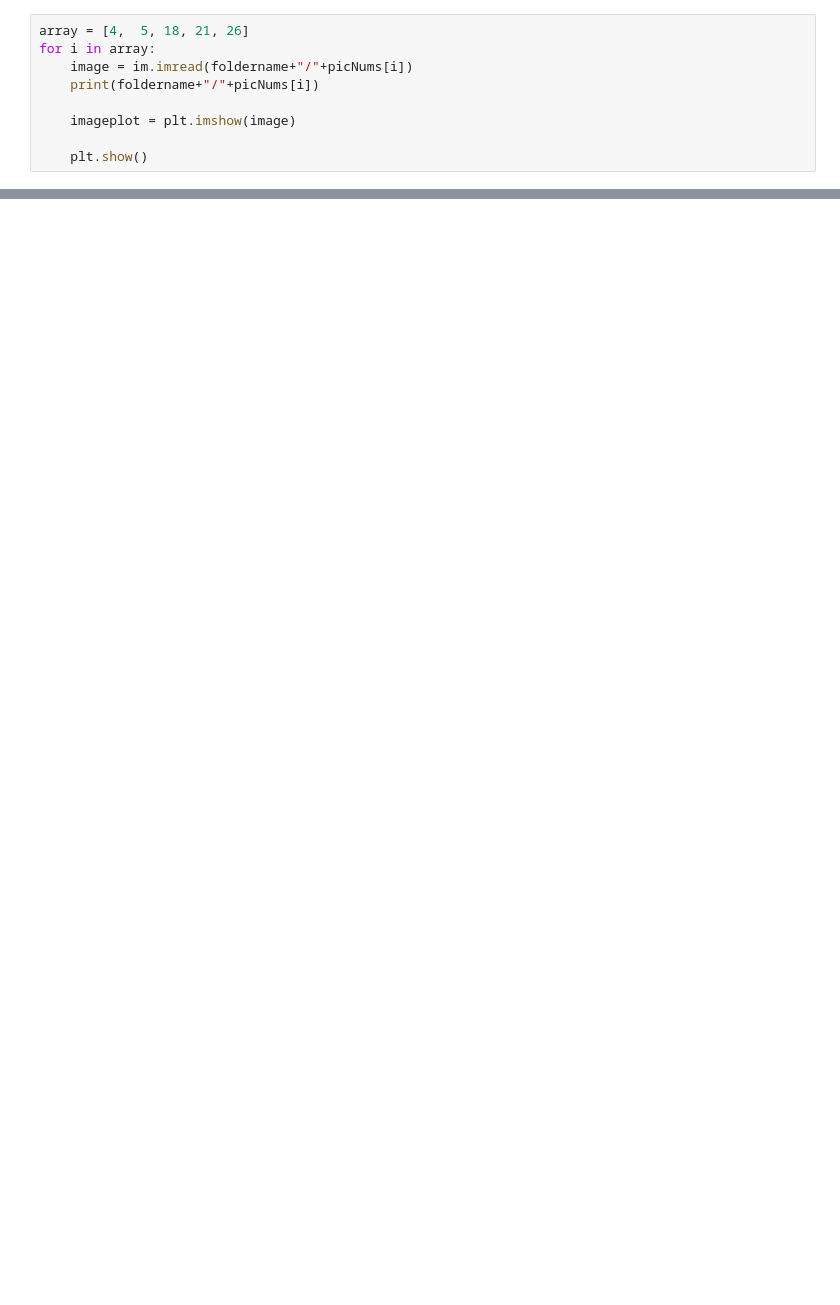
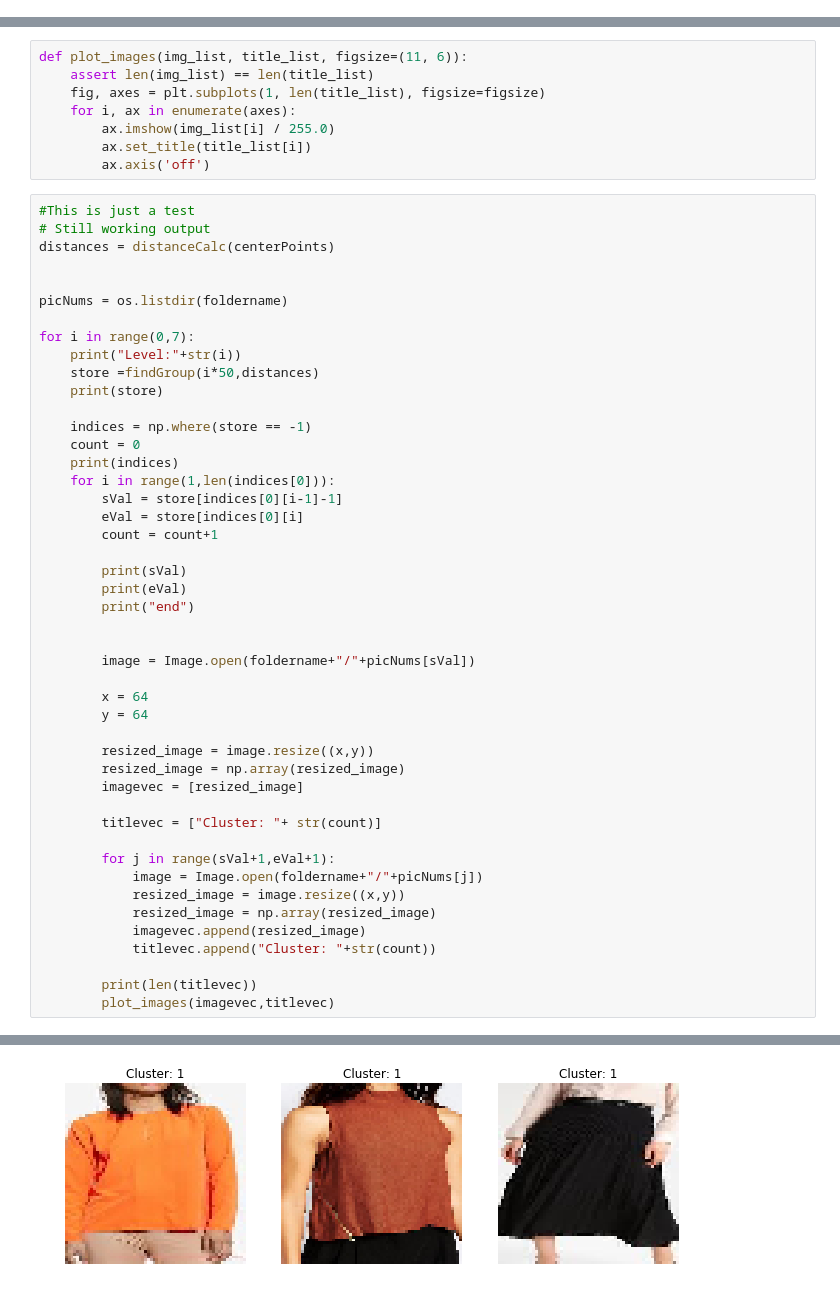
Before and after one commit to hprice8/ClothingClustering, a Jupyter notebook: Project.ipynb, the cells around one changed output, grey strips where cells are left out. Cells and saved outputs as stored; diff of their text form; blank space fills up the shorter version.

```diff
--- a/Project.ipynb
+++ b/Project.ipynb
@@ -169,9 +129,0 @@ picNums = os.listdir(foldername)
-# %%
-array = [4,  5, 18, 21, 26]
-for i in array:
-    image = im.imread(foldername+"/"+picNums[i])
-    print(foldername+"/"+picNums[i])
-
-    imageplot = plt.imshow(image)
-
-    plt.show()
@@ -188,0 +130,55 @@ for i in array:
+# %%
+def plot_images(img_list, title_list, figsize=(11, 6)):
+    assert len(img_list) == len(title_list)
+    fig, axes = plt.subplots(1, len(title_list), figsize=figsize)
+    for i, ax in enumerate(axes):
+        ax.imshow(img_list[i] / 255.0)
+        ax.set_title(title_list[i])
+        ax.axis('off')
+# %%
+#This is just a test
+# Still working output
+distances = distanceCalc(centerPoints)
+
+
+picNums = os.listdir(foldername)
+
+for i in range(0,7):
+    print("Level:"+str(i))
+    store =findGroup(i*50,distances)
+    print(store)
+
+    indices = np.where(store == -1)
+    count = 0
+    print(indices)
+    for i in range(1,len(indices[0])):
+        sVal = store[indices[0][i-1]-1]
+        eVal = store[indices[0][i]
+        count = count+1
+
+        print(sVal)
+        print(eVal)
+        print("end")
+
+
+        image = Image.open(foldername+"/"+picNums[sVal])
+
+        x = 64
+        y = 64
+
+        resized_image = image.resize((x,y))
+        resized_image = np.array(resized_image)
+        imagevec = [resized_image]
+
+        titlevec = ["Cluster: "+ str(count)]
+
+        for j in range(sVal+1,eVal+1):
+            image = Image.open(foldername+"/"+picNums[j])
+            resized_image = image.resize((x,y))
+            resized_image = np.array(resized_image)
+            imagevec.append(resized_image)
+            titlevec.append("Cluster: "+str(count))
+
+        print(len(titlevec))
+        plot_images(imagevec,titlevec)
+# %% [output]
@@ -188,0 +203 @@ for i in array:
+[figure, added]
```
Also changed, not shown: parts of 10 cells of this notebook.
